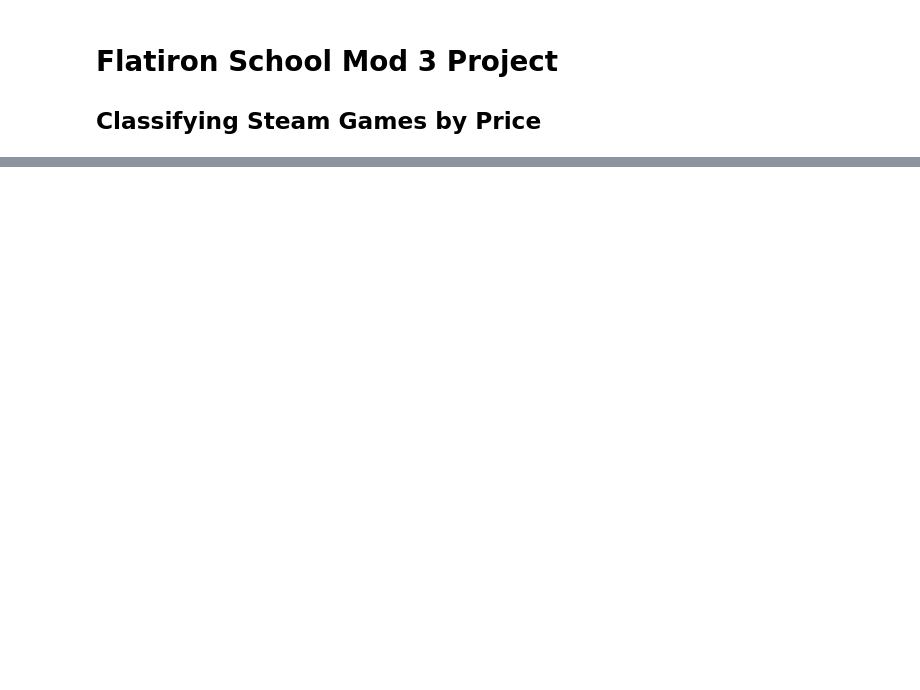
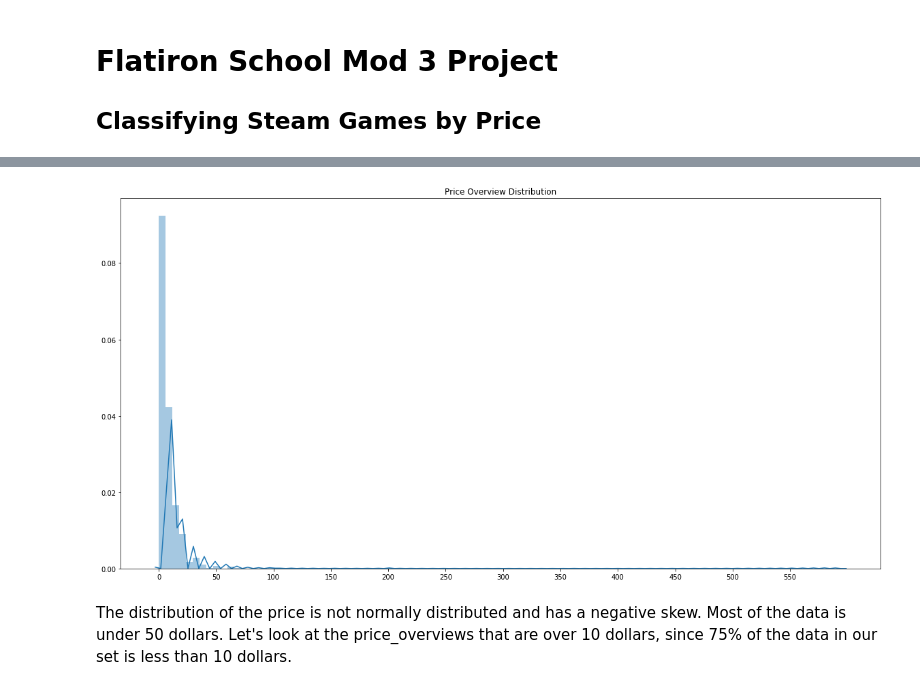
Before and after one commit to rvent/Steam_Pricing_Classification_Project, a Jupyter notebook: Final Presentation.ipynb, the cells around one changed output, grey strips where cells are left out. Saved outputs shown, nothing was run; the diff lists cells and outputs as text; code cells hidden in the pictures; blank space fills up the shorter version.

```diff
--- a/Final Presentation.ipynb
+++ b/Final Presentation.ipynb
@@ -111,0 +409,3 @@ NameError: name 'open_save_data' is not defined
+# %%
+final_df = cleaned_game_df.merge(clean_reviews_df, on="steam_appid")
+final_df.tail()
@@ -111,0 +444,4 @@ NameError: name 'open_save_data' is not defined
+# %%
+# drop columns that are not numerical or are not features we will use like app id
+final_df.drop(["reviews", "steam_appid", "name", "type"], axis=1, inplace=True)
+final_df.info()
@@ -111,0 +470,3 @@ NameError: name 'open_save_data' is not defined
+# %%
+final_df = final_df[((final_df.is_free == 1) & (final_df.price_overview == 0)) | (final_df.price_overview > 0)]
+final_df.info()
@@ -111,0 +514,3 @@ NameError: name 'open_save_data' is not defined
+# %%
+target = pd.DataFrame(final_df.price_overview)
+target.describe()
@@ -111,0 +527,9 @@ NameError: name 'open_save_data' is not defined
+# %%
+plt.figure(figsize=[20,10])
+sns.distplot(target, bins=100);
+plt.title("Price Overview Distribution");
+plt.xticks(range(0,600, 50));
+# %% [output]
+[figure, added]
+# %% [markdown]
+The distribution of the price is not normally distributed and has a negative skew. Most of the data is under 50 dollars. Let's look at the price_overviews that are over 10 dollars, since 75% of the data in our set is less than 10 dollars.
```
Also changed, not shown: parts of 87 cells of this notebook, 2 other files.
